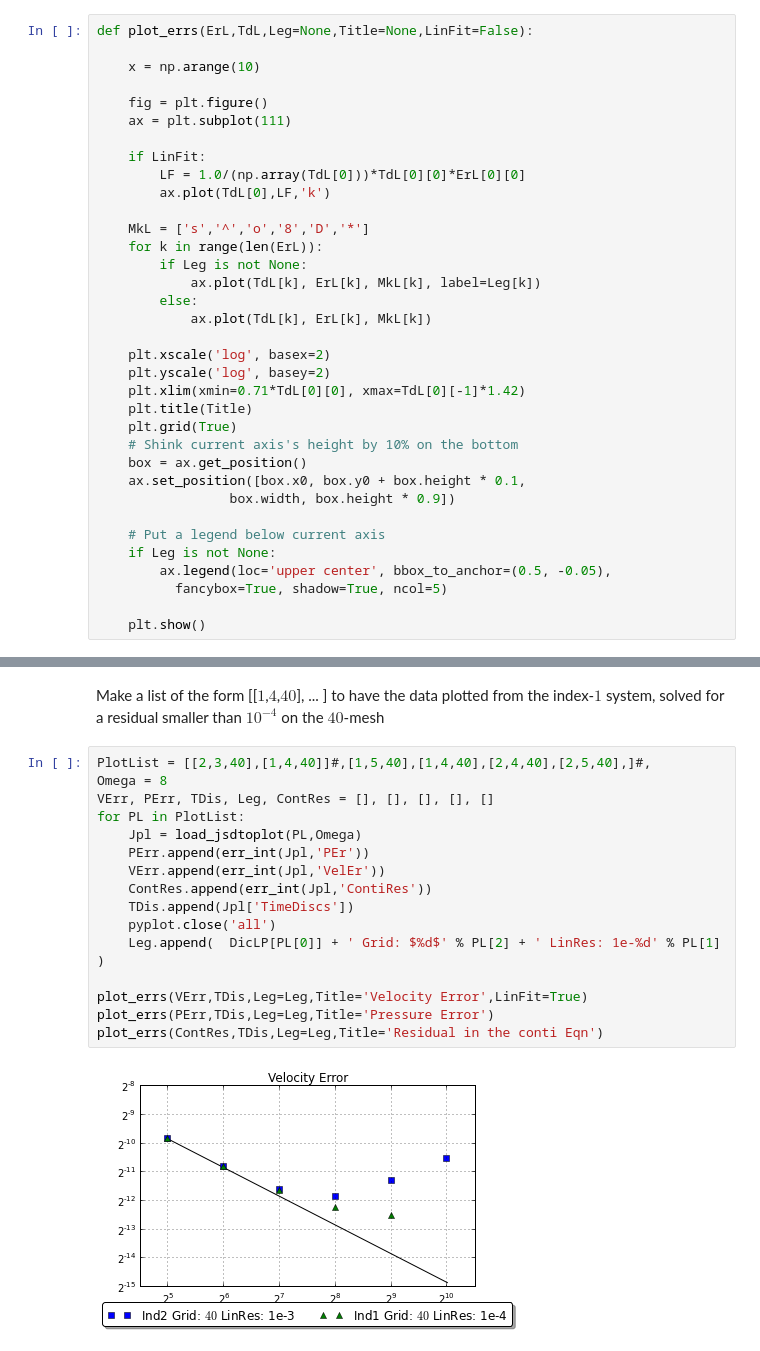
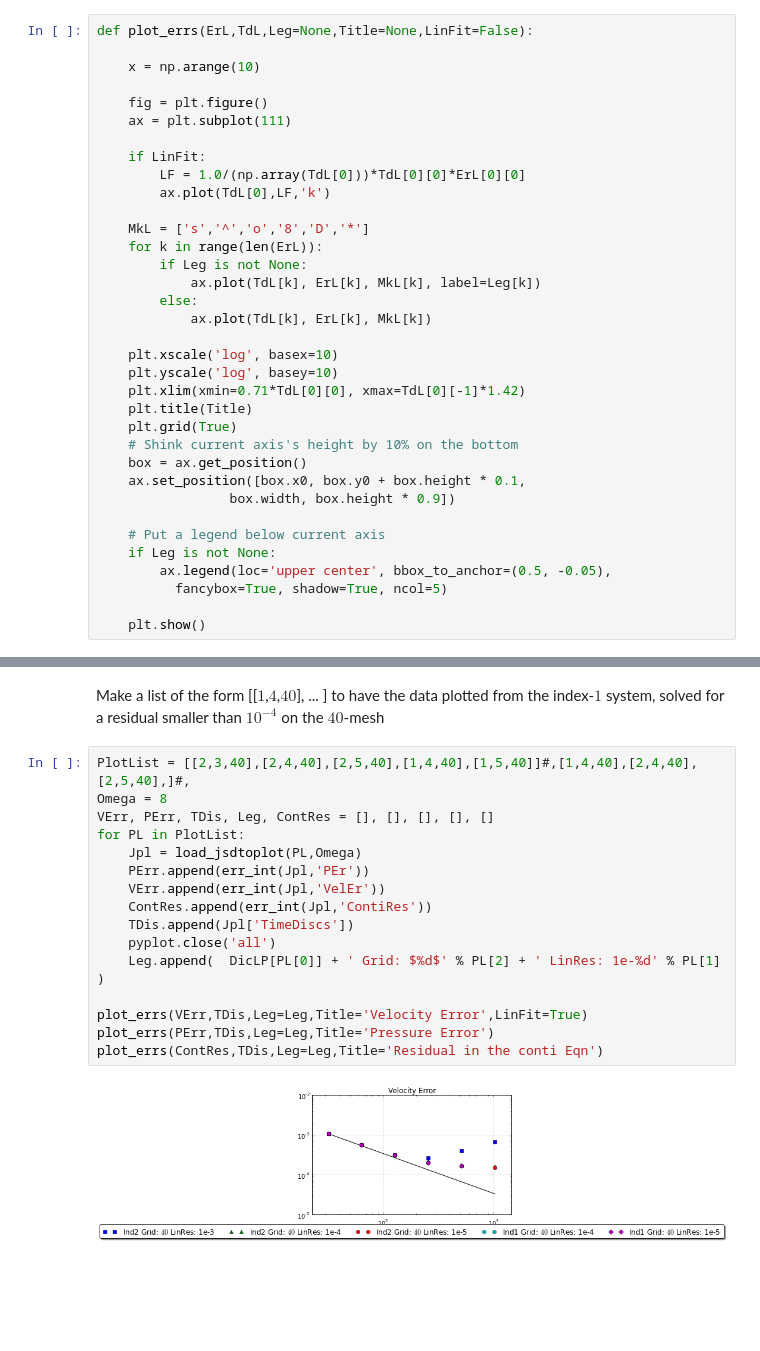
Before and after one commit to highlando/pystokes, a Jupyter notebook: conv plots.ipynb, the cells around one changed output, grey strips where cells are left out. Drawn from its saved outputs; the diff is of its cells as text; blank space fills up the shorter version.

```diff
--- a/conv plots.ipynb
+++ b/conv plots.ipynb
@@ -29,8 +29,8 @@ def plot_errs(ErL,TdL,Leg=None,Title=None,LinFit=False):
         else:
             ax.plot(TdL[k], ErL[k], MkL[k])
 
-    plt.xscale('log', basex=2)
-    plt.yscale('log', basey=2)
+    plt.xscale('log', basex=10)
+    plt.yscale('log', basey=10)
     plt.xlim(xmin=0.71*TdL[0][0], xmax=TdL[0][-1]*1.42)
     plt.title(Title)
     plt.grid(True)
@@ -59,20 +59,20 @@ def load_jsdtoplot(PL,Omega):
 Make a list of the form [[$1$,$4$,$40$], ... ] to have the data plotted
 from the index-$1$ system, solved for a residual smaller than $10^{-4}$ on the $40$-mesh
 # %%
-PlotList = [[2,3,40],[1,4,40]]#,[1,5,40],[1,4,40],[2,4,40],[2,5,40],]#,
+PlotList = [[2,3,40],[2,4,40],[2,5,40],[1,4,40],[1,5,40]]#,[1,4,40],[2,4,40],[2,5,40],]#,
 Omega = 8
 VErr, PErr, TDis, Leg, ContRes = [], [], [], [], []
 for PL in PlotList:
     Jpl = load_jsdtoplot(PL,Omega)
     PErr.append(err_int(Jpl,'PEr'))
     VErr.append(err_int(Jpl,'VelEr'))
     ContRes.append(err_int(Jpl,'ContiRes'))
     TDis.append(Jpl['TimeDiscs'])
     pyplot.close('all')
     Leg.append(  DicLP[PL[0]] + ' Grid: $%d$' % PL[2] + ' LinRes: 1e-%d' % PL[1] )
 
 plot_errs(VErr,TDis,Leg=Leg,Title='Velocity Error',LinFit=True)
 plot_errs(PErr,TDis,Leg=Leg,Title='Pressure Error')
 plot_errs(ContRes,TDis,Leg=Leg,Title='Residual in the conti Eqn')
 # %% [output]
-[figure, old version]
+[figure, new version]
```
Also changed, not shown: parts of 1 cell of this notebook.
